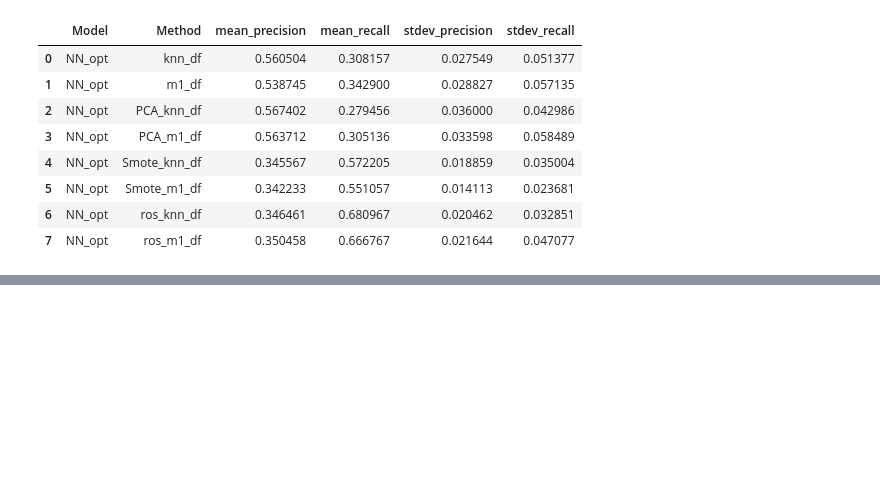
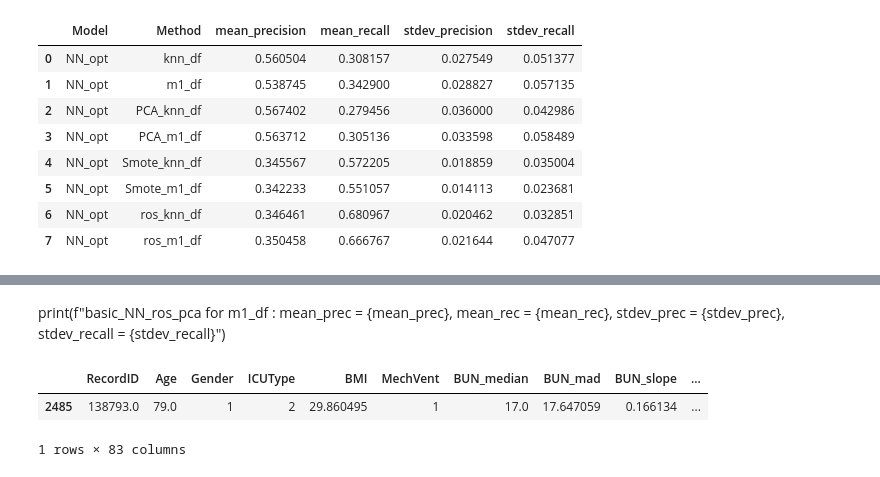
Before and after one commit to estherguiuhernandez/UCI_prediction_final_project, a Jupyter notebook: Neuronal_Networks_optimized_models - 12000 - copia.ipynb, the cells around one changed output, grey strips where cells are left out. Drawn from its saved outputs; the diff is of its cells as text; code cells hidden in the pictures; blank space fills up the shorter version.

```diff
--- a/Neuronal_Networks_optimized_models - 12000 - copia.ipynb
+++ b/Neuronal_Networks_optimized_models - 12000 - copia.ipynb
@@ -916,0 +985,8 @@ basic_NN_ros_pca for m1_df : mean_prec = 0.30602538008276087, mean_rec =  0.7652
+# %% [markdown]
+print(f"basic_NN_ros_pca for m1_df : mean_prec = {mean_prec}, mean_rec =  {mean_rec}, stdev_prec = {stdev_prec}, stdev_recall = {stdev_recall}")
+# %%
+m1_df.sample()
+# %% [output]
+|  | RecordID | Age | Gender | ICUType | BMI | MechVent | BUN_median | BUN_mad | BUN_slope | ... |
+| 2485 | 138793.0 | 79.0 | 1 | 2 | 29.860495 | 1 | 17.0 | 17.647059 | 0.166134 | ... |
+1 rows × 83 columns
```
Also changed, not shown: parts of 10 cells of this notebook, 11 other files.
